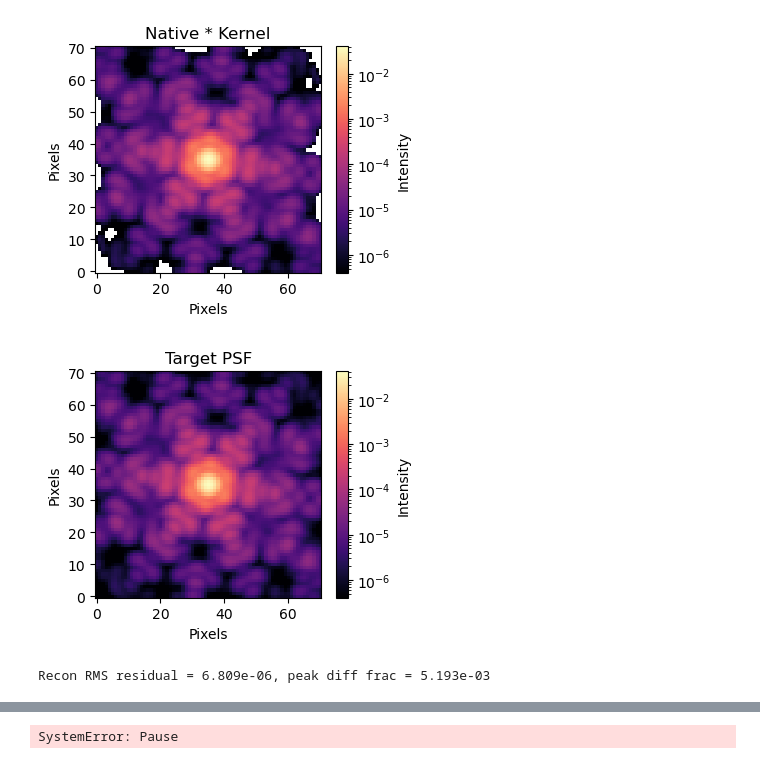
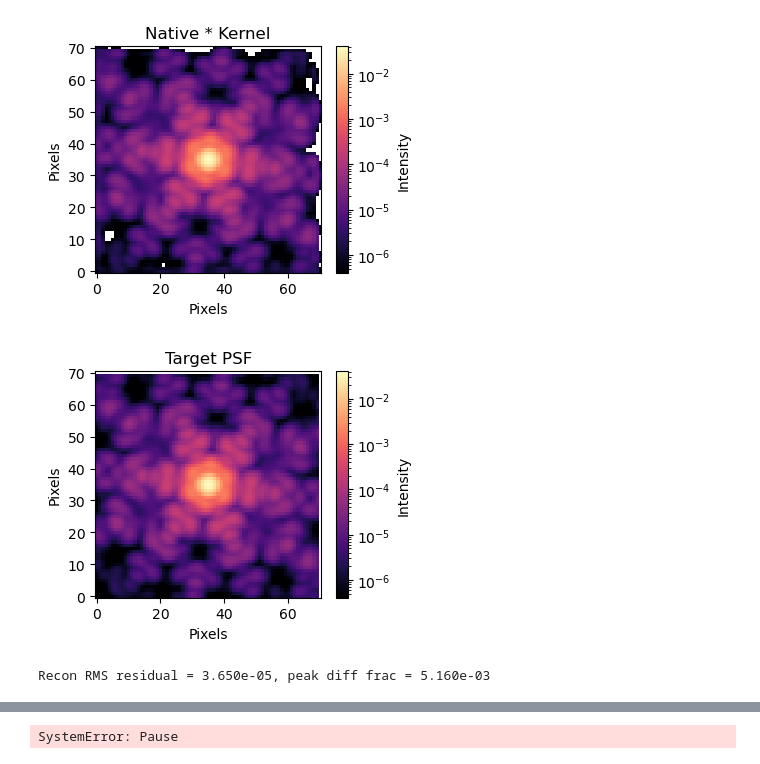
Before and after one commit to siwakotiutsav/JWST_MIRI-MRS_simulated_PSF_smoothing, a Jupyter notebook: psf_V2_smoothing_jwst.ipynb, the cells around one changed output, grey strips where cells are left out. Saved outputs shown, nothing was run; the diff lists cells and outputs as text; code cells hidden in the pictures.

```diff
--- a/psf_V2_smoothing_jwst.ipynb
+++ b/psf_V2_smoothing_jwst.ipynb
@@ -341,22 +441,22 @@ All available line maps PSF-homogenized correctly.
 # %%
 # random checks and diagnostic blocks
 
 test = fftconvolve(psf_native, kernel, mode="same")
 plot_psf(test, "Native * Kernel")
-plot_psf(psf_target_p, "Target PSF")
+plot_psf(psf_target, "Target PSF")
 psf_native.shape == psf_target.shape
 
-recon = fftconvolve(psf_native_p, kernel, mode='same')
+recon = fftconvolve(psf_native, kernel, mode='same')
 
-resid = psf_target_p - recon
+resid = psf_target - recon
 rms = np.sqrt(np.nanmean(resid**2))
-peak_diff = (psf_target_p.max() - recon.max()) / psf_target_p.max()
+peak_diff = (psf_target.max() - recon.max()) / psf_target.max()
 
 print(f"Recon RMS residual = {rms:.3e}, peak diff frac = {peak_diff:.3e}")
 # %% [output]
-[figure, old version]
+[figure, new version]
-[figure, old version]
+[figure, new version]
-Recon RMS residual = 6.809e-06, peak diff frac = 5.193e-03
+Recon RMS residual = 3.650e-05, peak diff frac = 5.160e-03
 # %%
 # This is regrdding
 # One thing that I have done here
```
Also changed, not shown: parts of 5 cells of this notebook, 2 other files.
